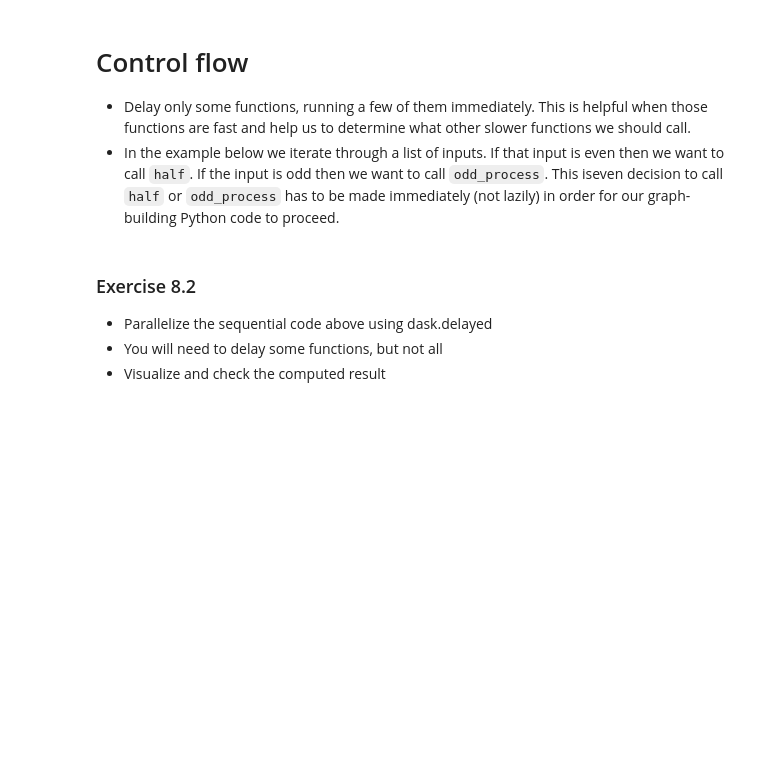
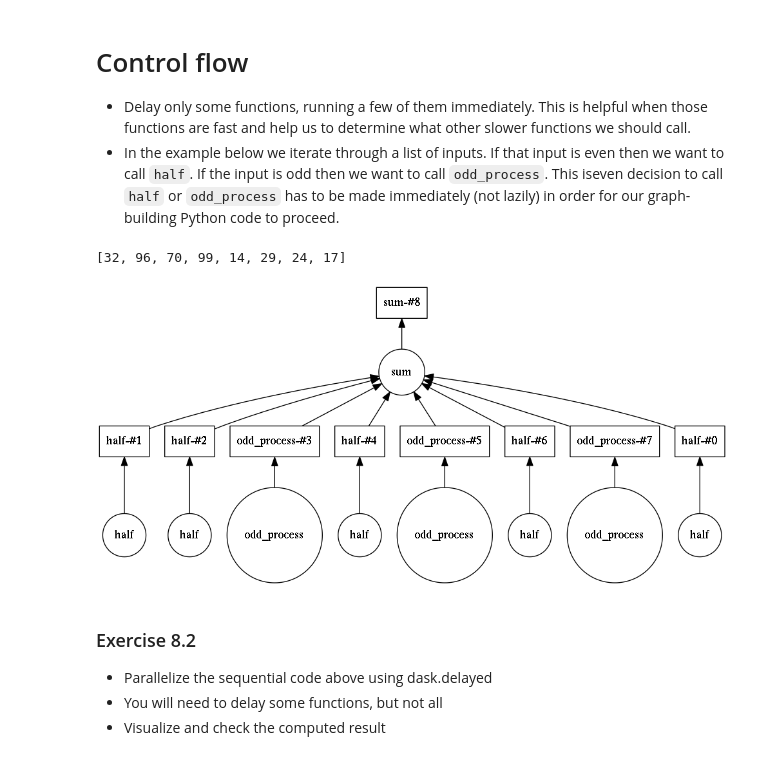
Before and after one commit to justStarNew/big-data, a Jupyter notebook: notebooks/08.DaskDelayed.ipynb, the cells around one changed output. Drawn from its saved outputs; the diff is of its cells as text; code cells hidden in the pictures; blank space fills up the shorter version.

```diff
--- a/notebooks/08.DaskDelayed.ipynb
+++ b/notebooks/08.DaskDelayed.ipynb
@@ -94,11 +116,14 @@ z.compute()
 - In the example below we iterate through a list of inputs. If that input is even then we want to call `half`. If the input is odd then we want to call `odd_process`. This iseven decision to call `half` or `odd_process` has to be made immediately (not lazily) in order for our graph-building Python code to proceed.
 # %%
 from random import randint
+import dask.delayed
 
+@dask.delayed
 def half(x):
     sleep(1)
     return x // 2
 
+@dask.delayed
 def odd_process(x):
     sleep(1)
     return 3*x+1
@@ -108,17 +133,21 @@ def is_even(x):
 
 data = [randint(0,100) for i in range(8)]
 data
+# %% [output]
+[32, 96, 70, 99, 14, 29, 24, 17]
 # %%
-%%time
 results = []
 for x in data:
     if is_even(x):
         y = half(x)
     else:
         y = odd_process(x)
     results.append(y)
 
-total = sum(results)
+total = delayed(sum)(results)
+total.visualize()
+# %% [output]
+[figure, added]
 # %% [markdown]
 ### Exercise 8.2
 - Parallelize the sequential code above using dask.delayed
```
Also changed, not shown: parts of 10 cells of this notebook, 2 other files.
